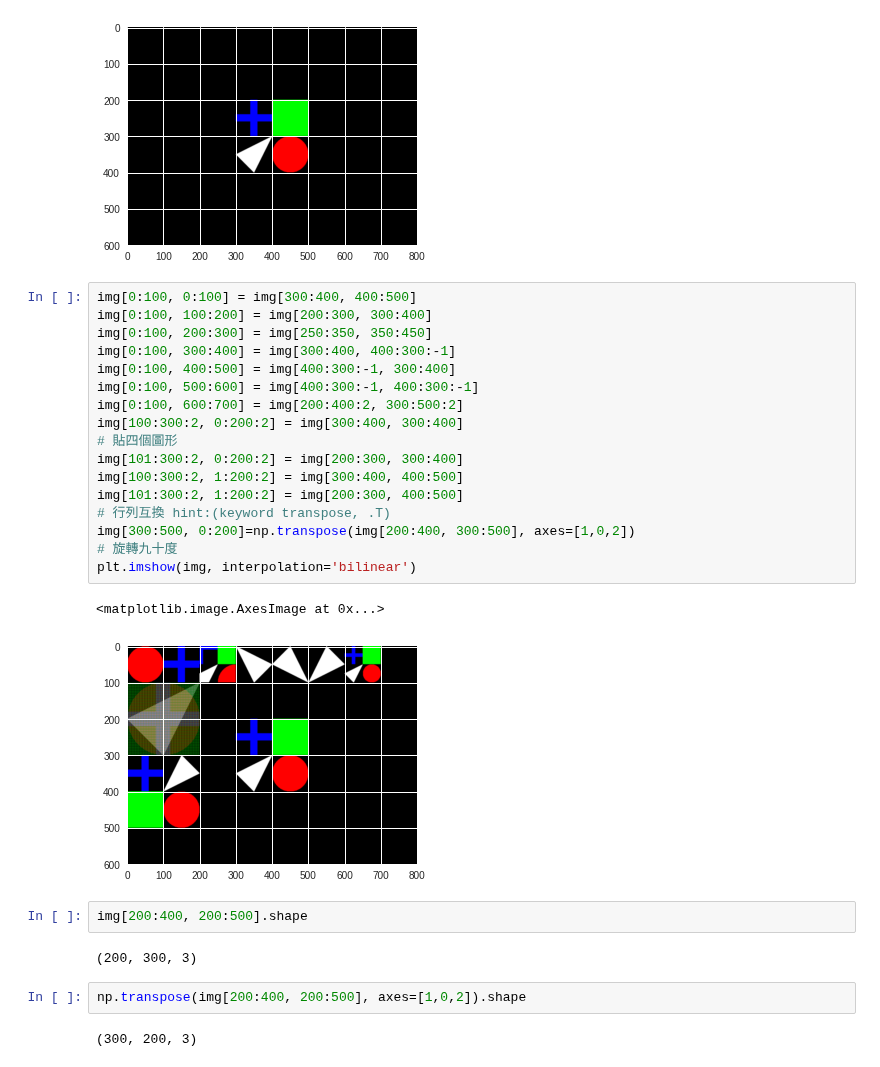
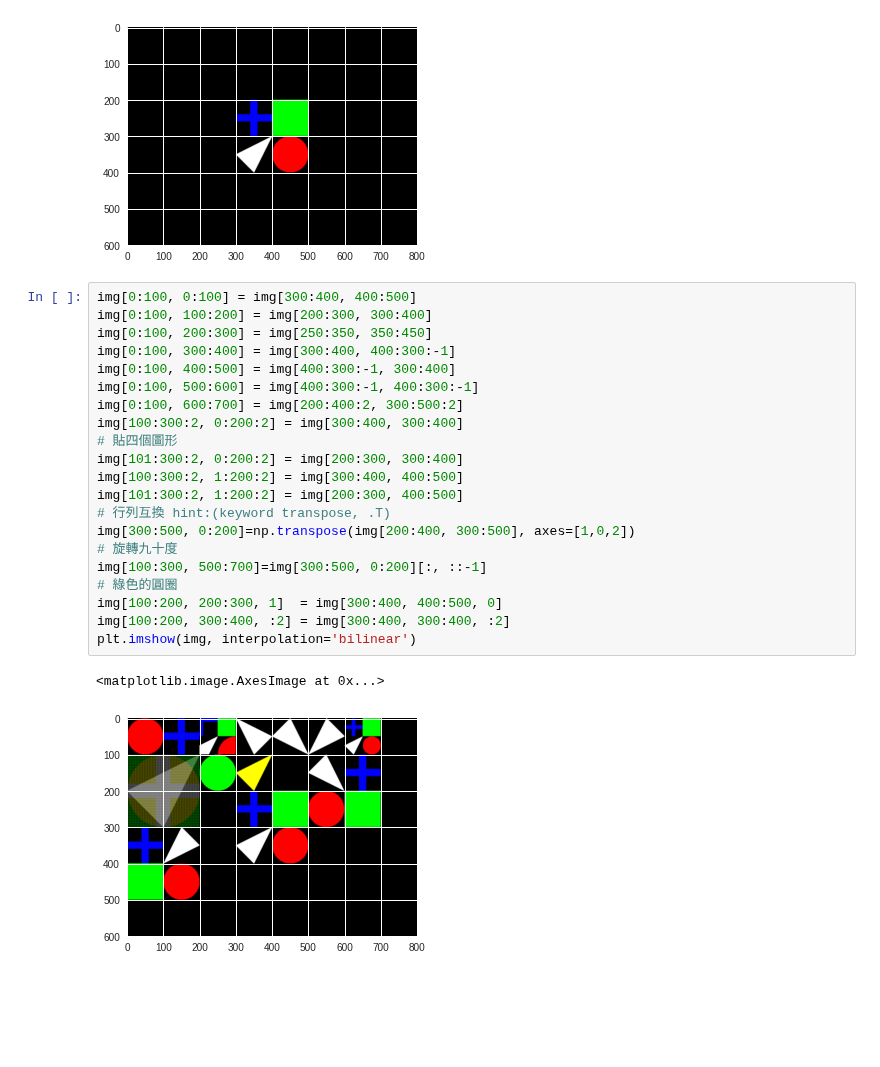
Before and after one commit to tjwei/NDHU_AM1130, a Jupyter notebook: 2018_Week07_Paint.ipynb, the cells around one changed output. Drawn from its saved outputs; the diff is of its cells as text; blank space fills up the shorter version.

```diff
--- a/2018_Week07_Paint.ipynb
+++ b/2018_Week07_Paint.ipynb
@@ -55,28 +55,24 @@ plt.imshow(img, interpolation='bilinear')
 # %%
 img[0:100, 0:100] = img[300:400, 400:500]
 img[0:100, 100:200] = img[200:300, 300:400]
 img[0:100, 200:300] = img[250:350, 350:450]
 img[0:100, 300:400] = img[300:400, 400:300:-1]
 img[0:100, 400:500] = img[400:300:-1, 300:400]
 img[0:100, 500:600] = img[400:300:-1, 400:300:-1]
 img[0:100, 600:700] = img[200:400:2, 300:500:2]
 img[100:300:2, 0:200:2] = img[300:400, 300:400]
 # 貼四個圖形
 img[101:300:2, 0:200:2] = img[200:300, 300:400]
 img[100:300:2, 1:200:2] = img[300:400, 400:500]
 img[101:300:2, 1:200:2] = img[200:300, 400:500]
 # 行列互換 hint:(keyword transpose, .T)
 img[300:500, 0:200]=np.transpose(img[200:400, 300:500], axes=[1,0,2])
 # 旋轉九十度
+img[100:300, 500:700]=img[300:500, 0:200][:, ::-1]
+# 綠色的圓圈
+img[100:200, 200:300, 1]  = img[300:400, 400:500, 0]
+img[100:200, 300:400, :2] = img[300:400, 300:400, :2]
 plt.imshow(img, interpolation='bilinear')
 # %% [output]
 <matplotlib.image.AxesImage at 0x...>
-[figure, old version]
+[figure, new version]
-# %%
-img[200:400, 200:500].shape
-# %% [output]
-(200, 300, 3)
-# %%
-np.transpose(img[200:400, 200:500], axes=[1,0,2]).shape
-# %% [output]
-(300, 200, 3)
```
Also changed, not shown: parts of 3 cells of this notebook.
